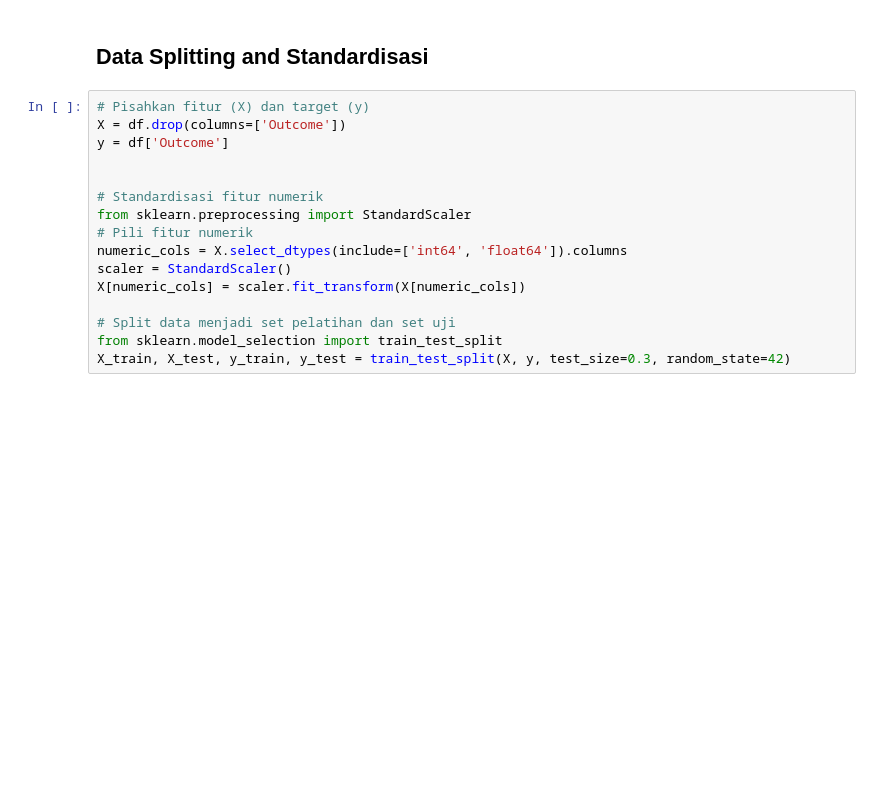
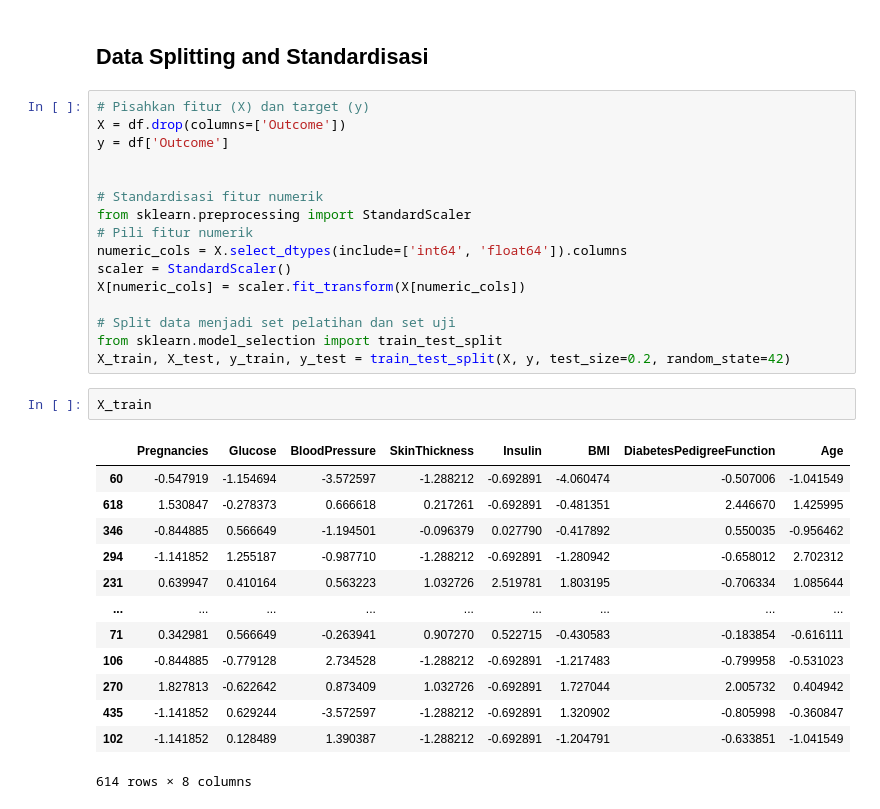
Before and after one commit to aprizal543/Prediksi_Diabetes, a Jupyter notebook: Prediksi_Diabetes.ipynb, the cells around one changed output. Saved outputs shown, nothing was run; the diff lists cells and outputs as text; blank space fills up the shorter version.

```diff
--- a/Prediksi_Diabetes.ipynb
+++ b/Prediksi_Diabetes.ipynb
@@ -116,4 +116,20 @@ X[numeric_cols] = scaler.fit_transform(X[numeric_cols])
 
 # Split data menjadi set pelatihan dan set uji
 from sklearn.model_selection import train_test_split
-X_train, X_test, y_train, y_test = train_test_split(X, y, test_size=0.3, random_state=42)
+X_train, X_test, y_train, y_test = train_test_split(X, y, test_size=0.2, random_state=42)
+# %%
+X_train
+# %% [output]
+|  | Pregnancies | Glucose | BloodPressure | SkinThickness | Insulin | BMI | DiabetesPedigreeFunction | Age |
+| 60 | -0.547919 | -1.154694 | -3.572597 | -1.288212 | -0.692891 | -4.060474 | -0.507006 | -1.041549 |
+| 618 | 1.530847 | -0.278373 | 0.666618 | 0.217261 | -0.692891 | -0.481351 | 2.446670 | 1.425995 |
+| 346 | -0.844885 | 0.566649 | -1.194501 | -0.096379 | 0.027790 | -0.417892 | 0.550035 | -0.956462 |
+| 294 | -1.141852 | 1.255187 | -0.987710 | -1.288212 | -0.692891 | -1.280942 | -0.658012 | 2.702312 |
+| 231 | 0.639947 | 0.410164 | 0.563223 | 1.032726 | 2.519781 | 1.803195 | -0.706334 | 1.085644 |
+| ... | ... | ... | ... | ... | ... | ... | ... | ... |
+| 71 | 0.342981 | 0.566649 | -0.263941 | 0.907270 | 0.522715 | -0.430583 | -0.183854 | -0.616111 |
+| 106 | -0.844885 | -0.779128 | 2.734528 | -1.288212 | -0.692891 | -1.217483 | -0.799958 | -0.531023 |
+| 270 | 1.827813 | -0.622642 | 0.873409 | 1.032726 | -0.692891 | 1.727044 | 2.005732 | 0.404942 |
+| 435 | -1.141852 | 0.629244 | -3.572597 | -1.288212 | -0.692891 | 1.320902 | -0.805998 | -0.360847 |
+| 102 | -1.141852 | 0.128489 | 1.390387 | -1.288212 | -0.692891 | -1.204791 | -0.633851 | -1.041549 |
+614 rows × 8 columns
```
Also changed, not shown: parts of 10 cells of this notebook.
